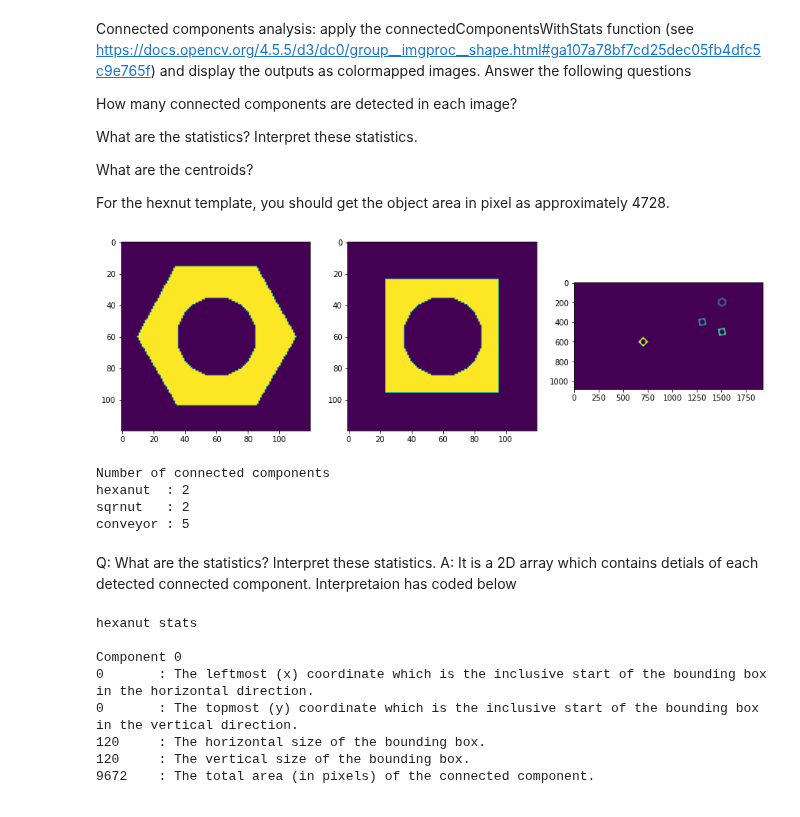
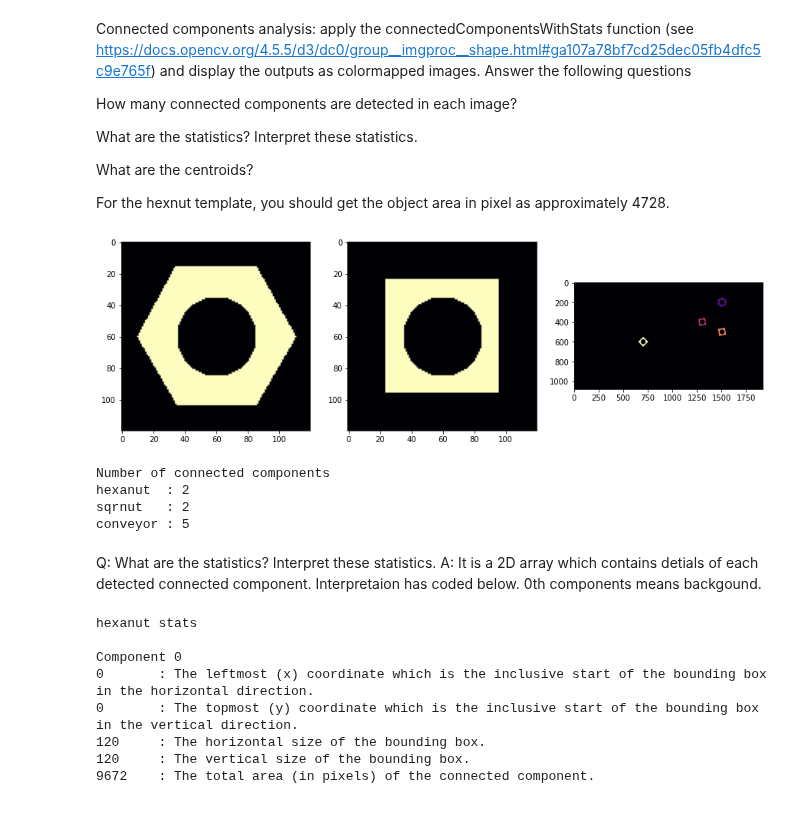
Before and after one commit to KCSAbeywickrama/EN2550-Excercises, a Jupyter notebook: Assignment_03/190018V_a03.ipynb, the cells around one changed output. Saved outputs shown, nothing was run; the diff lists cells and outputs as text; code cells hidden in the pictures.

```diff
--- a/Assignment_03/190018V_a03.ipynb
+++ b/Assignment_03/190018V_a03.ipynb
@@ -103,15 +103,25 @@ For the hexnut template, you should get the object area in pixel as approximatel
 # %%
 hex_n, hex_labels, hex_stats, hex_centroids=cv.connectedComponentsWithStats(hexnut)
 sqr_n, sqr_labels, sqr_stats, sqr_centroids=cv.connectedComponentsWithStats(sqrnut)
 cnv_n, cnv_labels, cnv_stats, cnv_centroids=cv.connectedComponentsWithStats(convyr)
 
+colormap=cv.COLORMAP_MAGMA
+hex_labels=np.uint8(cv.normalize(hex_labels,None,0,255,cv.NORM_MINMAX))
+hex_labels=cv.applyColorMap(hex_labels,colormap)
+
+sqr_labels=np.uint8(cv.normalize(sqr_labels,None,0,255,cv.NORM_MINMAX))
+sqr_labels=cv.applyColorMap(sqr_labels,colormap)
+
+cnv_labels=np.uint8(cv.normalize(cnv_labels,None,0,255,cv.NORM_MINMAX))
+cnv_labels=cv.applyColorMap(cnv_labels,colormap)
+
 fig, ax = plt.subplots(1,3,figsize=(15,15))
-ax[0].imshow(hex_labels)
-ax[1].imshow(sqr_labels)
-ax[2].imshow(cnv_labels )
+ax[0].imshow(cv.cvtColor(hex_labels,cv.COLOR_BGR2RGB))
+ax[1].imshow(cv.cvtColor(sqr_labels,cv.COLOR_BGR2RGB))
+ax[2].imshow(cv.cvtColor(cnv_labels,cv.COLOR_BGR2RGB))
 plt.show()
 # %% [output]
-[figure, old version]
+[figure, new version]
 # %%
 # How many connected components are detected in each image?
 print("Number of connected components")
@@ -125,7 +135,7 @@ sqrnut   : 2
 conveyor : 5
 # %% [markdown]
 Q: What are the statistics? Interpret these statistics.
-A: It is a 2D array which contains detials of each detected connected component. Interpretaion has coded below
+A: It is a 2D array which contains detials of each detected connected component. Interpretaion has coded below. 0th components means backgound.
 # %%
 print('hexanut stats\n')
 
```
Also changed, not shown: parts of 3 cells of this notebook.
